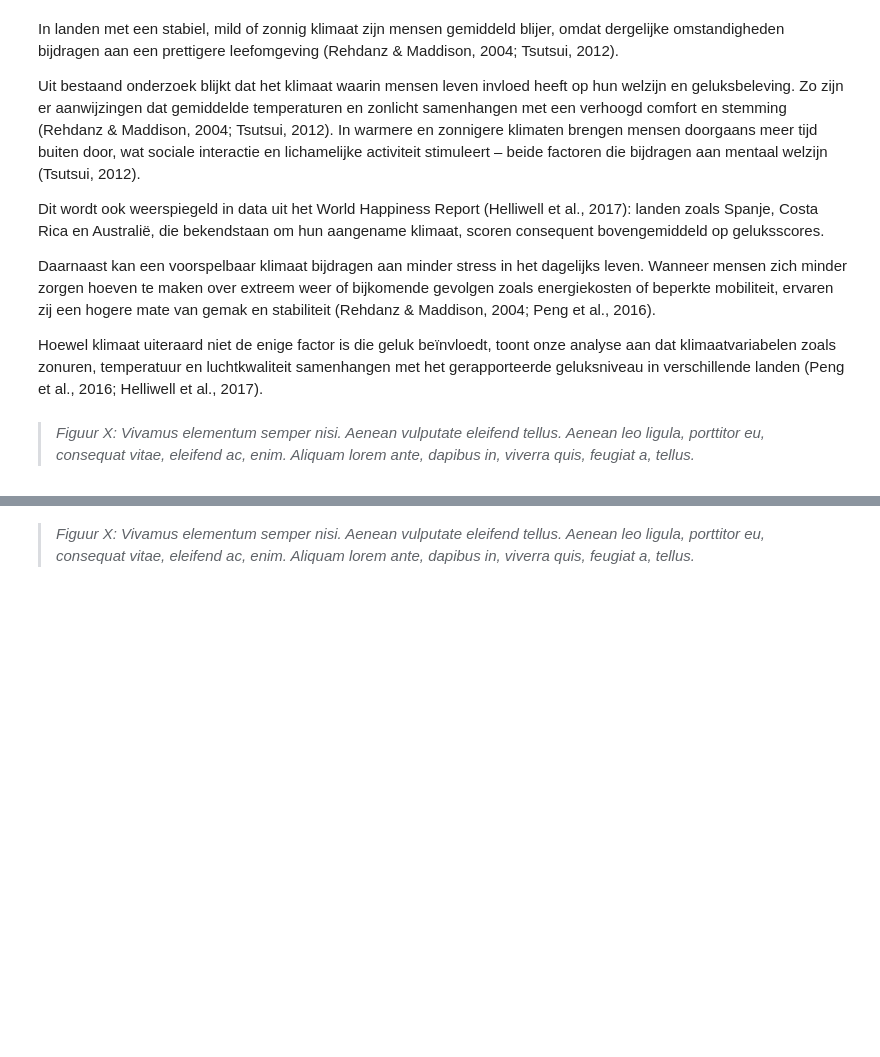
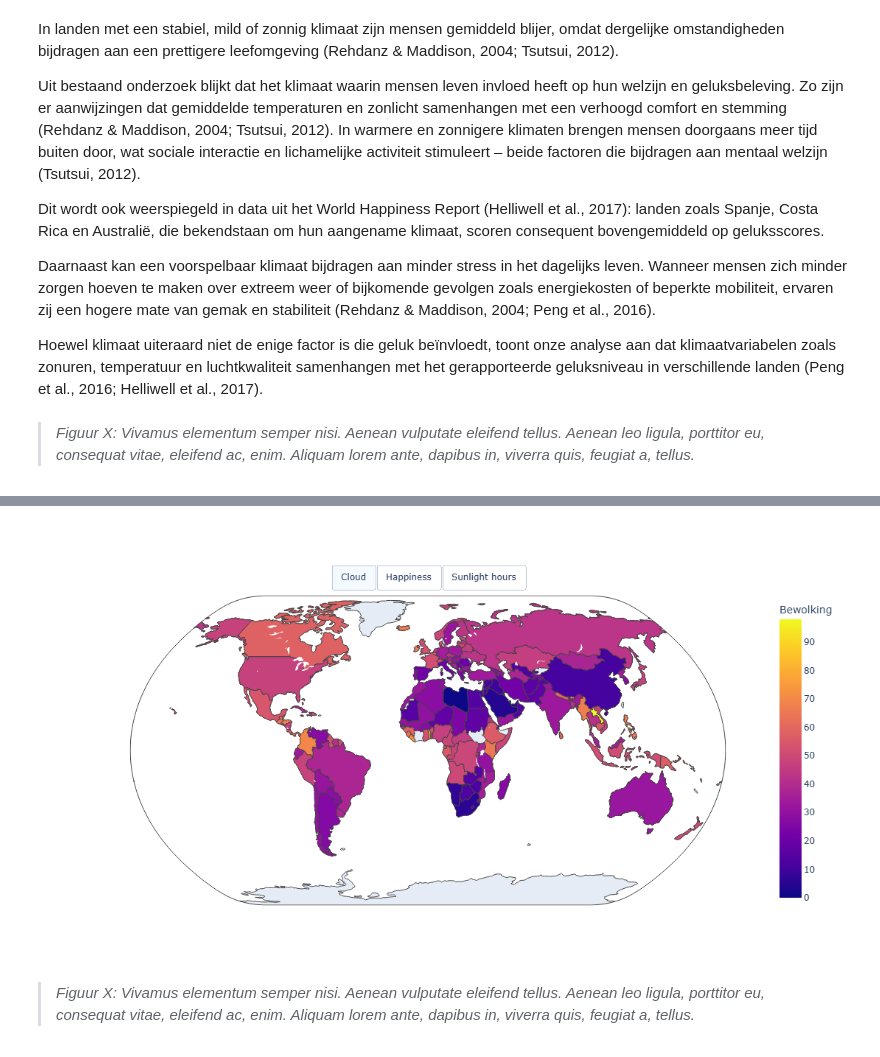
Before and after one commit to Mythsofmagic/Information_Visualization_2025, a Jupyter notebook: docs/notebook.ipynb, the cells around one changed output, grey strips where cells are left out. Cells and saved outputs as stored; diff of their text form; code cells hidden in the pictures; blank space fills up the shorter version.

```diff
--- a/docs/notebook.ipynb
+++ b/docs/notebook.ipynb
@@ -326,10 +326,15 @@ cloud_trace.visible = True
 happiness_trace.visible = False
 sunhours_trace.visible = False
 
+# Issue met de kleur legenda ding fixen
+cloud_trace.coloraxis = "coloraxis"
+happiness_trace.coloraxis = "coloraxis"
+sunhours_trace.coloraxis = "coloraxis"
+
 figcombi = go.Figure(data=[cloud_trace, happiness_trace, sunhours_trace])
 
 figcombi.update_layout(
-    cloudfig.layout,
+    coloraxis = dict(colorbar=dict(title="Bewolking")),
     updatemenus=[
         dict(
             type="buttons",
@@ -342,15 +347,21 @@ figcombi.update_layout(
                 dict(label="Cloud",
                      method="update",
                      args=[{"visible": [True, False, False]},
-                           {"title": cloudfig.layout.title.text}]),
+                           {"title": cloudfig.layout.title.text,
+                            "coloraxis": dict(colorbar=dict(title="Bewolking"))
+                           }]),
                 dict(label="Happiness",
                      method="update",
                      args=[{"visible": [False, True, False]},
-                           {"title": fighappy.layout.title.text}]),
+                           {"title": fighappy.layout.title.text,
+                           "coloraxis": dict(colorbar=dict(title="Happiness score"))
+                           }]),
                 dict(label="Sunlight hours",
                      method="update",
                      args=[{"visible": [False, False, True]},
-                           {"title": sunhoursfig.layout.title.text}])
+                           {"title": sunhoursfig.layout.title.text,
+                            "coloraxis": dict(colorbar=dict(title="Hoeveelheid uren zonlicht"))
+                           }]),
             ])])
 figcombi.update_layout(width=1000, height=600)
 figcombi.update_geos(projection_type='natural earth')
@@ -360,3 +370,4 @@ figcombi.show()  # Combi van de 3
+[figure, added]
 # %% [markdown]
 > *Figuur X: Vivamus elementum semper nisi. Aenean vulputate eleifend tellus. Aenean leo ligula, porttitor eu, consequat vitae, eleifend ac, enim. Aliquam lorem ante, dapibus in, viverra quis, feugiat a, tellus.*
 # %%
```
Also changed, not shown: parts of 5 cells of this notebook.
